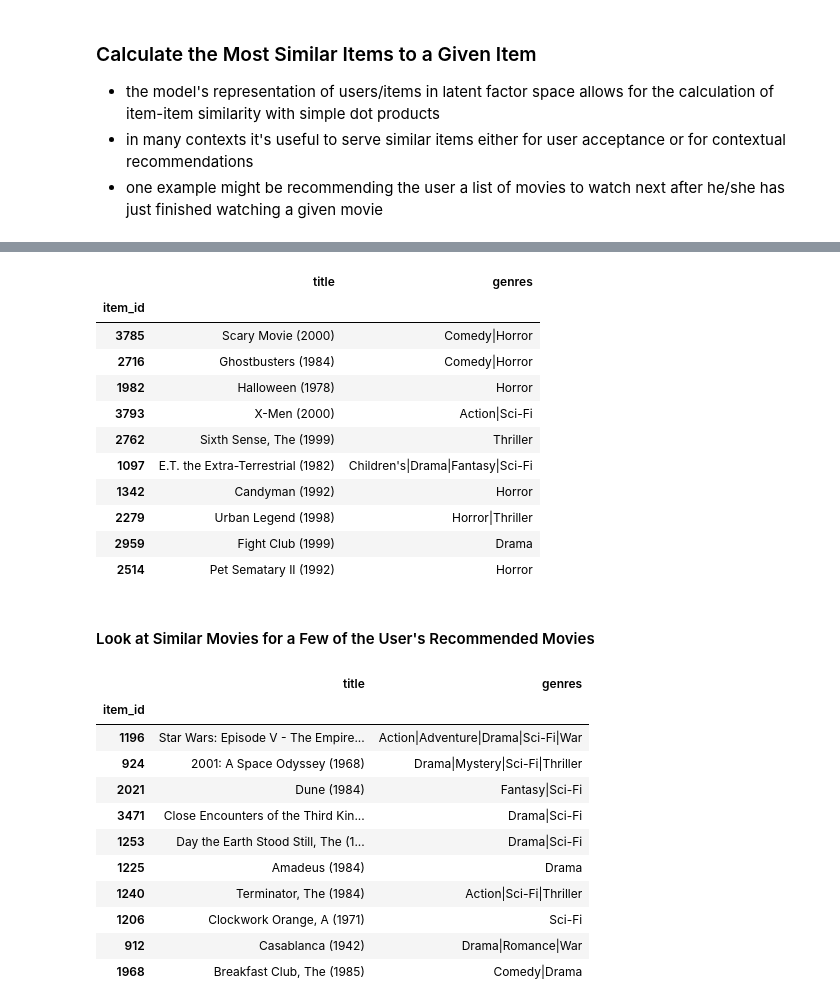
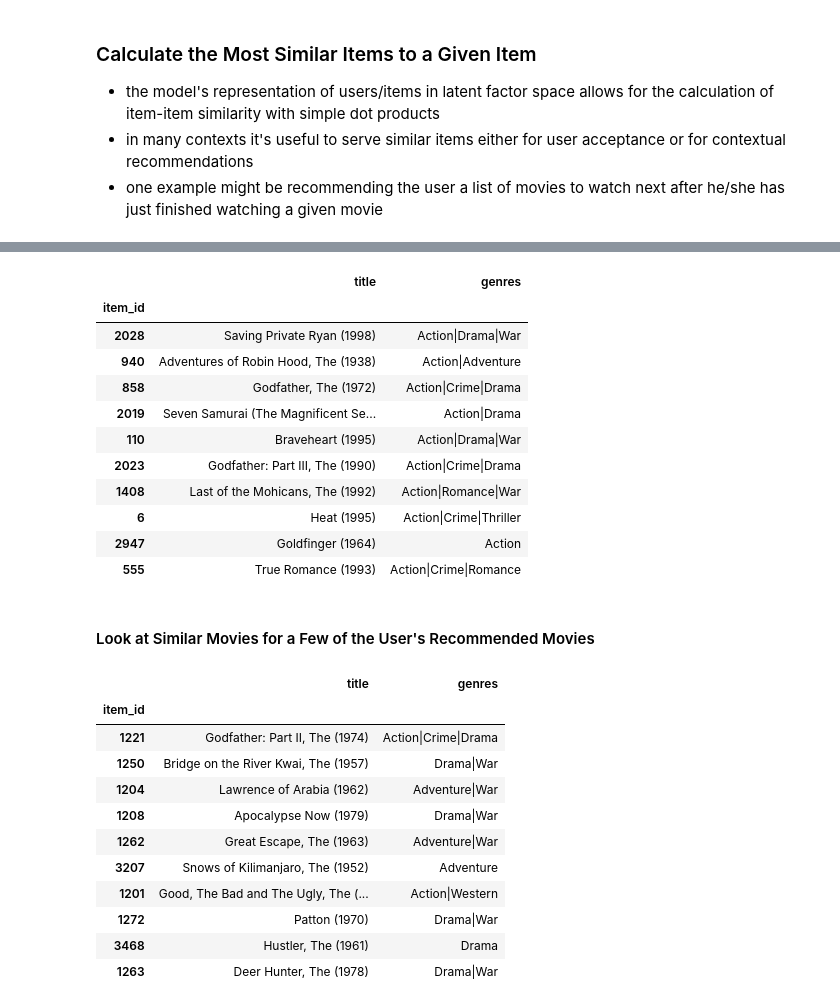
Before and after one commit to etlundquist/rankfm, a Jupyter notebook: examples/movielens.ipynb, the cells around one changed output, grey strips where cells are left out. Cells and saved outputs as stored; diff of their text form; code cells hidden in the pictures.

```diff
--- a/examples/quickstart.ipynb
+++ b/examples/movielens.ipynb
@@ -199,7 +197,7 @@ user_features.shape, item_features.shape
 # %% [markdown]
 #### Initialize the Model Object
 # %%
-model = RankFM(factors=10, loss='bpr', regularization=0.01, sigma=0.1, learning_rate=0.10, learning_schedule='constant')
+model = RankFM(factors=20, loss='warp', max_samples=10, regularization=0.01, sigma=0.1, learning_rate=0.10, learning_schedule='constant')
 model
 # %% [output]
 <rankfm.rankfm.RankFM at 0x...>
@@ -413,33 +411,33 @@ random_user_recs
 # %% [output]
 |  | title | genres |
 | item_id |  |  |
-| 3785 | Scary Movie (2000) | Comedy|Horror |
-| 2716 | Ghostbusters (1984) | Comedy|Horror |
-| 1982 | Halloween (1978) | Horror |
-| 3793 | X-Men (2000) | Action|Sci-Fi |
-| 2762 | Sixth Sense, The (1999) | Thriller |
-| 1097 | E.T. the Extra-Terrestrial (1982) | Children's|Drama|Fantasy|Sci-Fi |
-| 1342 | Candyman (1992) | Horror |
-| 2279 | Urban Legend (1998) | Horror|Thriller |
-| 2959 | Fight Club (1999) | Drama |
-| 2514 | Pet Sematary II (1992) | Horror |
+| 2028 | Saving Private Ryan (1998) | Action|Drama|War |
+| 940 | Adventures of Robin Hood, The (1938) | Action|Adventure |
+| 858 | Godfather, The (1972) | Action|Crime|Drama |
+| 2019 | Seven Samurai (The Magnificent Se... | Action|Drama |
+| 110 | Braveheart (1995) | Action|Drama|War |
+| 2023 | Godfather: Part III, The (1990) | Action|Crime|Drama |
+| 1408 | Last of the Mohicans, The (1992) | Action|Romance|War |
+| 6 | Heat (1995) | Action|Crime|Thriller |
+| 2947 | Goldfinger (1964) | Action |
+| 555 | True Romance (1993) | Action|Crime|Romance |
 # %% [markdown]
 #### Look at Similar Movies for a Few of the User's Recommended Movies
 # %%
-most_similar_items = model.similar_items(1097)
+most_similar_items = model.similar_items(858)
 most_similar_items = item_names.set_index('item_id').loc[most_similar_items]
 most_similar_items
 # %% [output]
 |  | title | genres |
 | item_id |  |  |
-| 1196 | Star Wars: Episode V - The Empire... | Action|Adventure|Drama|Sci-Fi|War |
-| 924 | 2001: A Space Odyssey (1968) | Drama|Mystery|Sci-Fi|Thriller |
-| 2021 | Dune (1984) | Fantasy|Sci-Fi |
-| 3471 | Close Encounters of the Third Kin... | Drama|Sci-Fi |
-| 1253 | Day the Earth Stood Still, The (1... | Drama|Sci-Fi |
-| 1225 | Amadeus (1984) | Drama |
-| 1240 | Terminator, The (1984) | Action|Sci-Fi|Thriller |
-| 1206 | Clockwork Orange, A (1971) | Sci-Fi |
-| 912 | Casablanca (1942) | Drama|Romance|War |
-| 1968 | Breakfast Club, The (1985) | Comedy|Drama |
+| 1221 | Godfather: Part II, The (1974) | Action|Crime|Drama |
+| 1250 | Bridge on the River Kwai, The (1957) | Drama|War |
+| 1204 | Lawrence of Arabia (1962) | Adventure|War |
+| 1208 | Apocalypse Now (1979) | Drama|War |
+| 1262 | Great Escape, The (1963) | Adventure|War |
+| 3207 | Snows of Kilimanjaro, The (1952) | Adventure |
+| 1201 | Good, The Bad and The Ugly, The (... | Action|Western |
+| 1272 | Patton (1970) | Drama|War |
+| 3468 | Hustler, The (1961) | Drama |
+| 1263 | Deer Hunter, The (1978) | Drama|War |
 # %%
```
Also changed, not shown: parts of 15 cells of this notebook, 4 other files.
